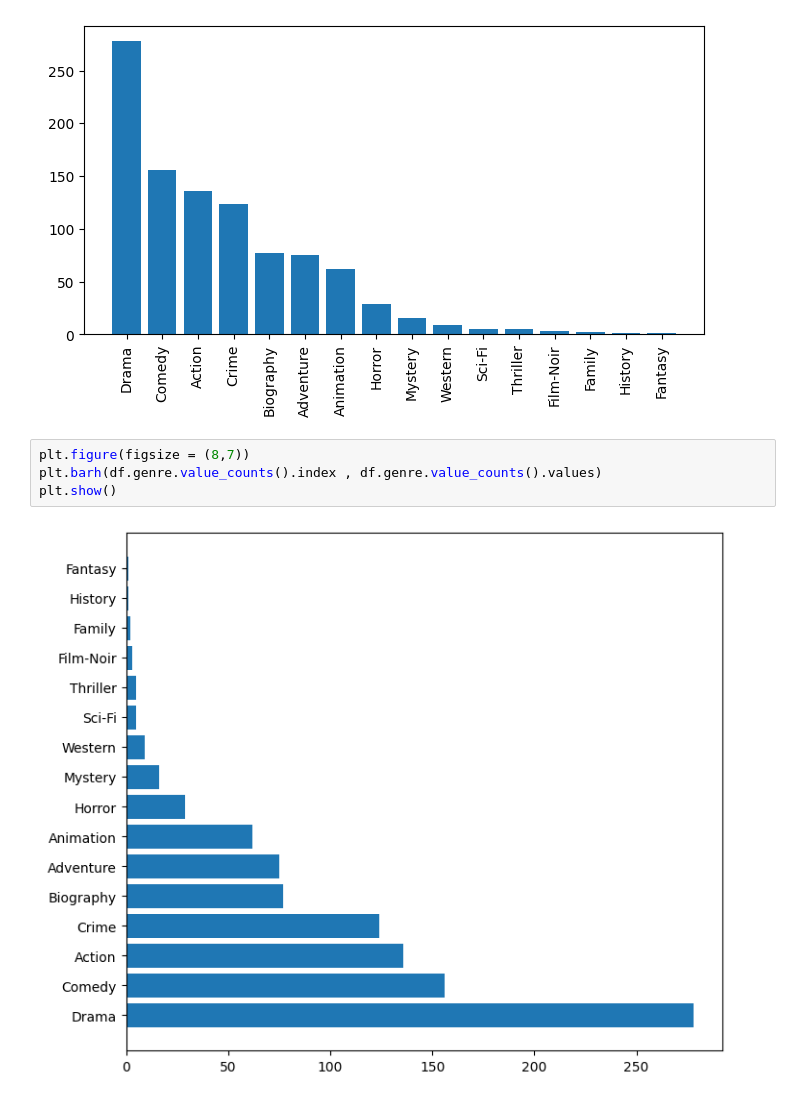
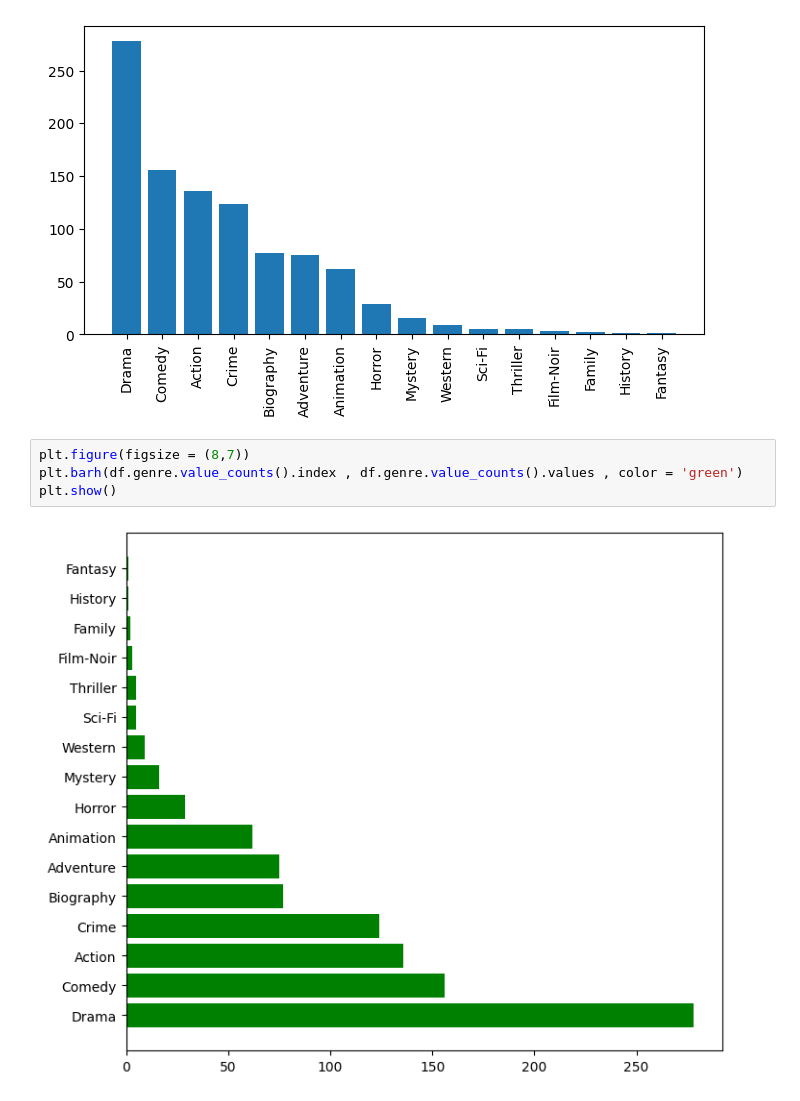
Before and after one commit to bipulshahi/polytechnic_barh, a Jupyter notebook: Python_DS_library_4.ipynb, the cells around one changed output. Cells and saved outputs as stored; diff of their text form.

```diff
--- a/Python_DS_library_4.ipynb
+++ b/Python_DS_library_4.ipynb
@@ -122,7 +122,7 @@ plt.show()
 [figure]
 # %%
 plt.figure(figsize = (8,7))
-plt.barh(df.genre.value_counts().index , df.genre.value_counts().values)
+plt.barh(df.genre.value_counts().index , df.genre.value_counts().values , color = 'green')
 plt.show()
 # %% [output]
-[figure, old version]
+[figure, new version]
```
Also changed, not shown: parts of 5 cells of this notebook.
